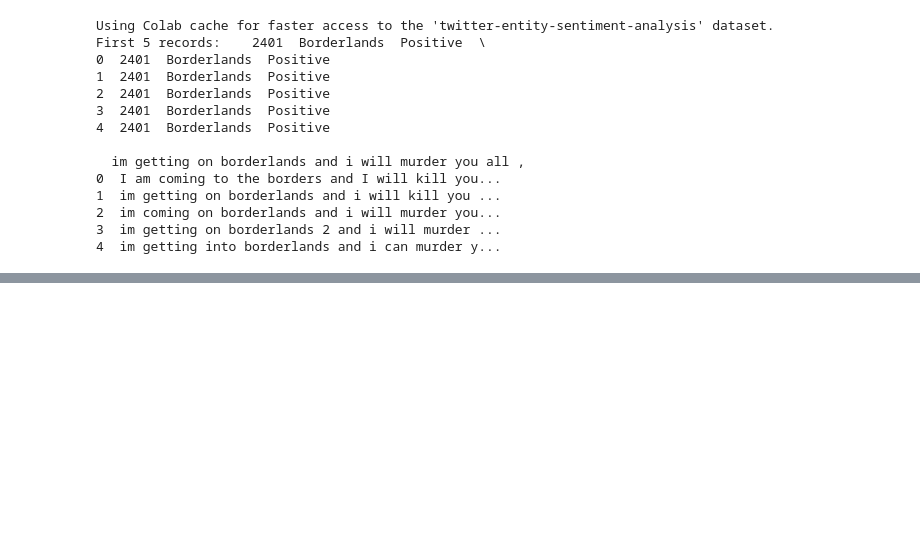
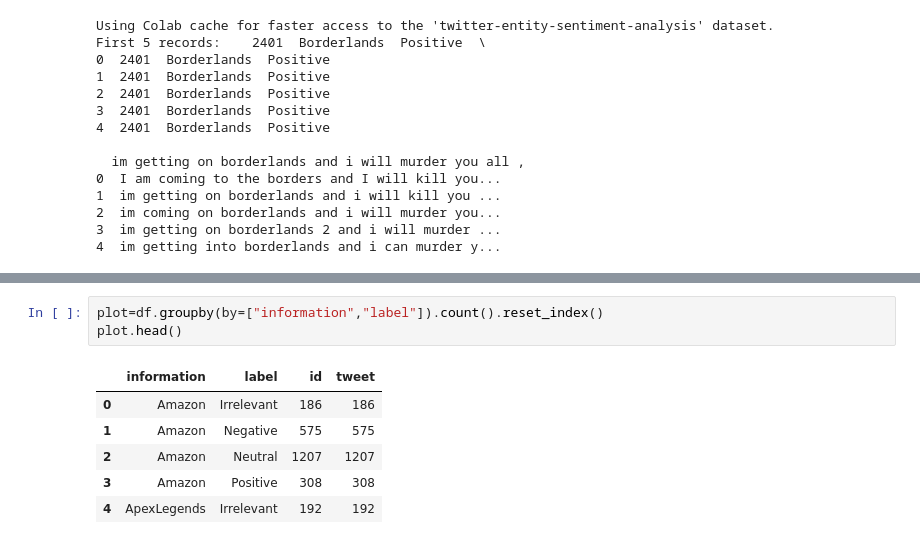
Before and after one commit to Prajwal-Luitel/Twitter-Sentiment-Analysis, a Jupyter notebook: Twitter_Sentiment_Analysis.ipynb, the cells around one changed output, grey strips where cells are left out. Drawn from its saved outputs; the diff is of its cells as text; blank space fills up the shorter version.

```diff
--- a/Twitter_Sentiment_Analysis.ipynb
+++ b/Twitter_Sentiment_Analysis.ipynb
@@ -65,0 +91,10 @@ df.head()
+# %%
+plot=df.groupby(by=["information","label"]).count().reset_index()
+plot.head()
+# %% [output]
+|  | information | label | id | tweet |
+| 0 | Amazon | Irrelevant | 186 | 186 |
+| 1 | Amazon | Negative | 575 | 575 |
+| 2 | Amazon | Neutral | 1207 | 1207 |
+| 3 | Amazon | Positive | 308 | 308 |
+| 4 | ApexLegends | Irrelevant | 192 | 192 |
```
Also changed, not shown: parts of 7 cells of this notebook.
